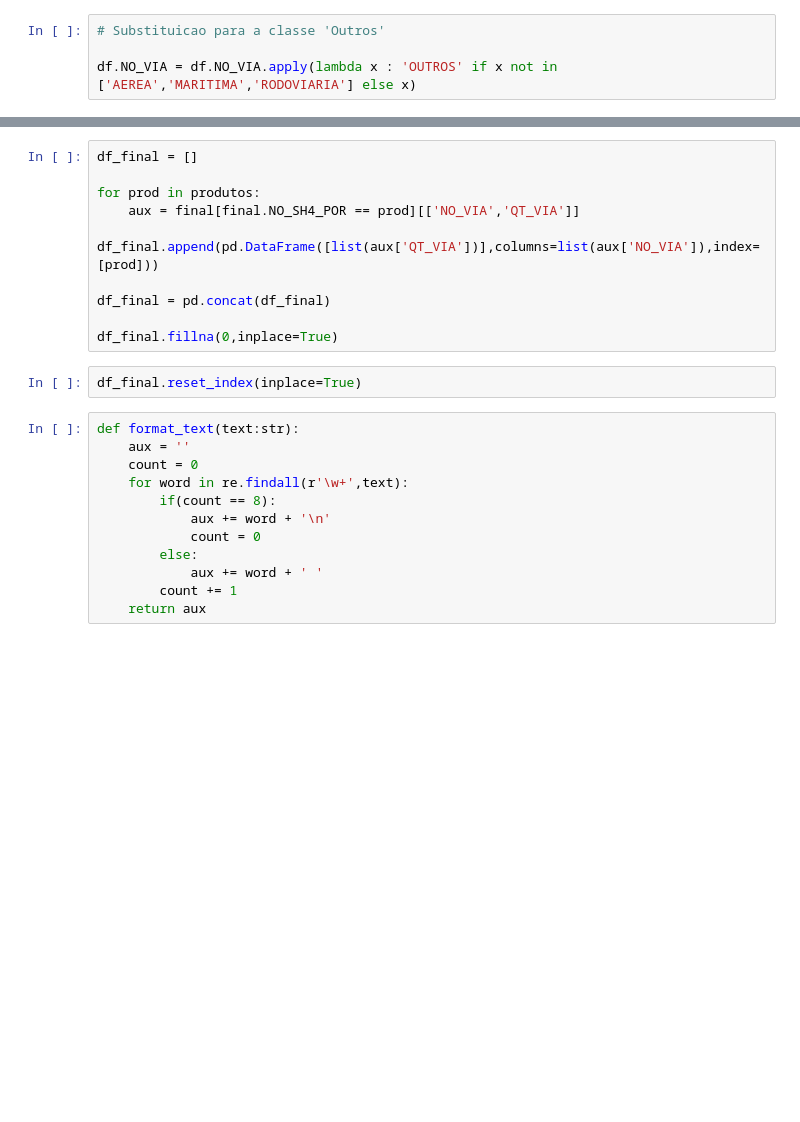
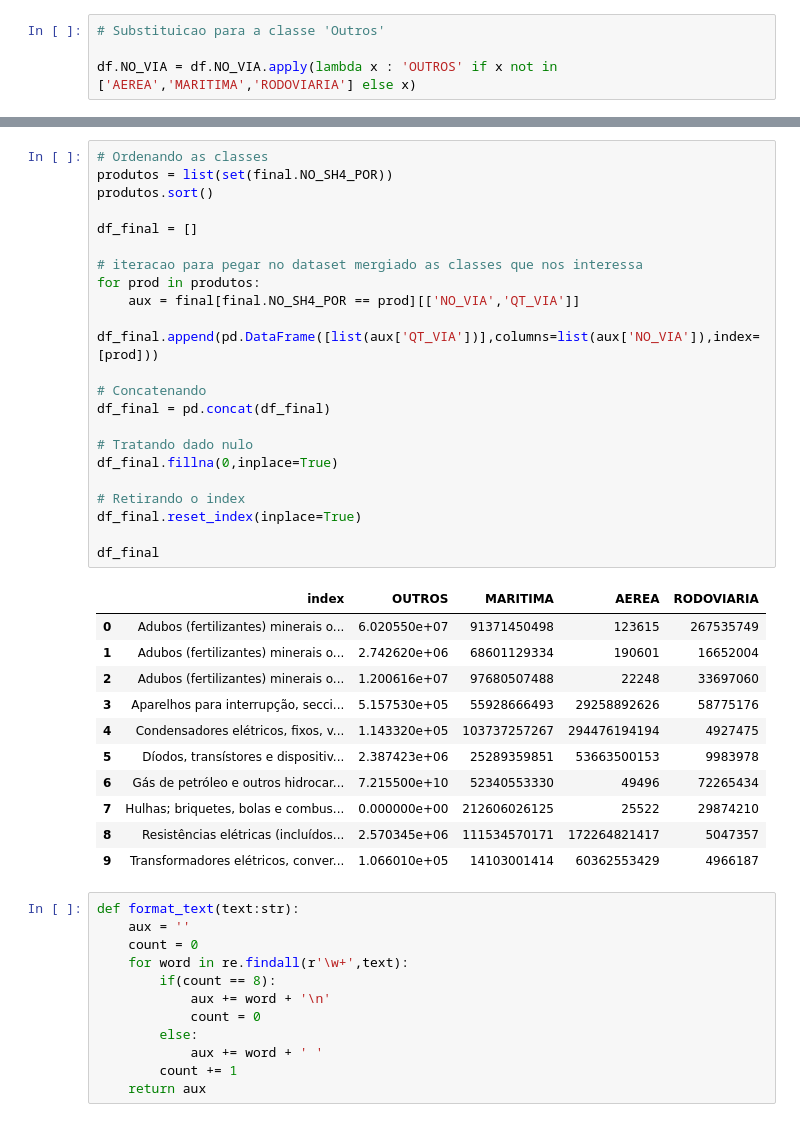
Before and after one commit to Migliorin/Comex-Data-Analysis, a Jupyter notebook: notebooks/analise_dados.ipynb, the cells around one changed output, grey strips where cells are left out. Drawn from its saved outputs; the diff is of its cells as text; blank space fills up the shorter version.

```diff
--- a/notebooks/analise_dados.ipynb
+++ b/notebooks/analise_dados.ipynb
@@ -438,15 +434,37 @@ produtos.sort()
 # %%
+# Ordenando as classes
+produtos = list(set(final.NO_SH4_POR))
+produtos.sort()
+
 df_final = []
 
+# iteracao para pegar no dataset mergiado as classes que nos interessa
 for prod in produtos:
     aux = final[final.NO_SH4_POR == prod][['NO_VIA','QT_VIA']]
     df_final.append(pd.DataFrame([list(aux['QT_VIA'])],columns=list(aux['NO_VIA']),index=[prod]))
 
+# Concatenando
 df_final = pd.concat(df_final)
 
+# Tratando dado nulo
 df_final.fillna(0,inplace=True)
+
+# Retirando o index
+df_final.reset_index(inplace=True)
+
+df_final
+# %% [output]
+|  | index | OUTROS | MARITIMA | AEREA | RODOVIARIA |
+| 0 | Adubos (fertilizantes) minerais o... | 6.020550e+07 | 91371450498 | 123615 | 267535749 |
+| 1 | Adubos (fertilizantes) minerais o... | 2.742620e+06 | 68601129334 | 190601 | 16652004 |
+| 2 | Adubos (fertilizantes) minerais o... | 1.200616e+07 | 97680507488 | 22248 | 33697060 |
+| 3 | Aparelhos para interrupção, secci... | 5.157530e+05 | 55928666493 | 29258892626 | 58775176 |
+| 4 | Condensadores elétricos, fixos, v... | 1.143320e+05 | 103737257267 | 294476194194 | 4927475 |
+| 5 | Díodos, transístores e dispositiv... | 2.387423e+06 | 25289359851 | 53663500153 | 9983978 |
+| 6 | Gás de petróleo e outros hidrocar... | 7.215500e+10 | 52340553330 | 49496 | 72265434 |
+| 7 | Hulhas; briquetes, bolas e combus... | 0.000000e+00 | 212606026125 | 25522 | 29874210 |
+| 8 | Resistências elétricas (incluídos... | 2.570345e+06 | 111534570171 | 172264821417 | 5047357 |
+| 9 | Transformadores elétricos, conver... | 1.066010e+05 | 14103001414 | 60362553429 | 4966187 |
-# %%
-df_final.reset_index(inplace=True)
 # %%
 def format_text(text:str):
     aux = ''
```
Also changed, not shown: parts of 24 cells of this notebook, 1 other file.
